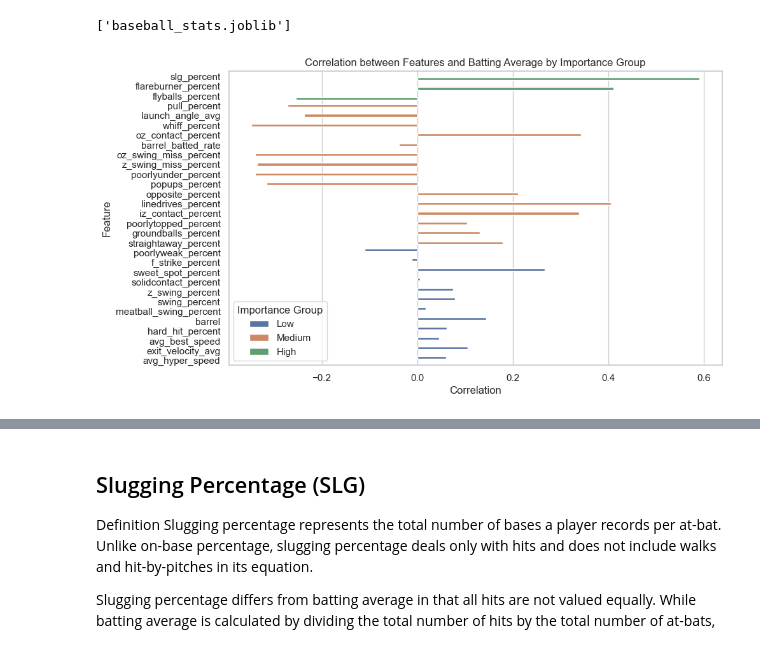
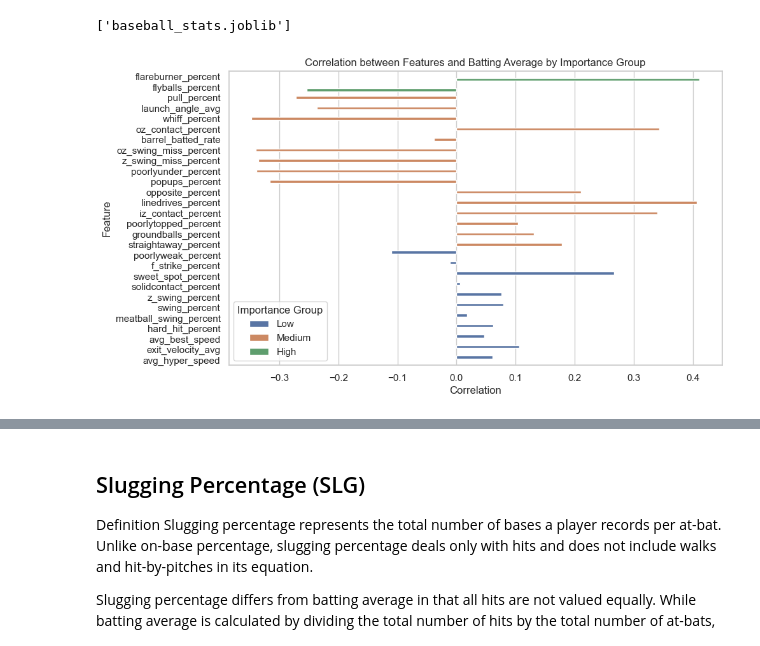
Before and after one commit to askarovamari/Project-4---Team-7, a Jupyter notebook: RandomForest.ipynb, the cells around one changed output, grey strips where cells are left out. Cells and saved outputs as stored; diff of their text form; code cells hidden in the pictures.

```diff
--- a/RandomForest.ipynb
+++ b/RandomForest.ipynb
@@ -364,15 +367,9 @@ dump(rf_model, 'baseball_stats.joblib')
 # %% [output]
 ['baseball_stats.joblib']
 # %%
-import pandas as pd
-import numpy as np
-import seaborn as sns
-import matplotlib.pyplot as plt
-
-# Sample data (replace this with your actual DataFrame)
+# Data
 feature_importances = [
 
-    (0.33956143561765123, 'slg_percent'),
     (0.2100566730864189, 'flareburner_percent'),
     (0.06303760082910298, 'flyballs_percent'),
     (0.03259345869153395, 'pull_percent'),
@@ -397,7 +394,6 @@ feature_importances = [
     (0.008024263745781536, 'z_swing_percent'),
     (0.007892363812501498, 'swing_percent'),
     (0.007252230666159127, 'meatball_swing_percent'),
-    (0.006242325777639265, 'barrel'),
     (0.005514754330202802, 'hard_hit_percent'),
     (0.005015431937426336, 'avg_best_speed'),
     (0.004994165470354362, 'exit_velocity_avg'),
@@ -413,32 +409,36 @@ batting_average_column = 'batting_avg'
 # Calculate correlations between features and batting average
 correlations = {}
 for feature in df_importance['Feature']:
     correlation = df[[feature, batting_average_column]].corr().iloc[0, 1]
     correlations[feature] = correlation
 
 # Convert correlations into a DataFrame
 df_correlations = pd.DataFrame(correlations.items(), columns=['Feature', 'Correlation'])
 
 # Merge feature importance and correlation DataFrames
 df_merged = df_importance.merge(df_correlations, on='Feature')
 
 # Define thresholds for categorizing importance
 high_importance_threshold = 0.061
 low_importance_threshold = 0.01
 
 # Group features based on importance
 df_merged['Importance Group'] = pd.cut(df_merged['Importance'],
                                        bins=[-np.inf, low_importance_threshold, high_importance_threshold, np.inf],
                                        labels=['Low', 'Medium', 'High'])
 
-# Plot correlations for each importance group
+# Plot
 sns.set(style="whitegrid")
 plt.figure(figsize=(10, 6))
 sns.barplot(x='Correlation', y='Feature', hue='Importance Group', data=df_merged)
 plt.title('Correlation between Features and Batting Average by Importance Group')
 plt.xlabel('Correlation')
 plt.ylabel('Feature')
 plt.legend(title='Importance Group')
+
+# Save the output image to the Resources folder
+output_path = 'Resources/correlation_feature_importance.png'
+plt.savefig(output_path, bbox_inches='tight')
 plt.show()
 # %% [output]
-[figure, old version]
+[figure, new version]
```
Also changed, not shown: parts of 23 cells of this notebook, 5 other files.
